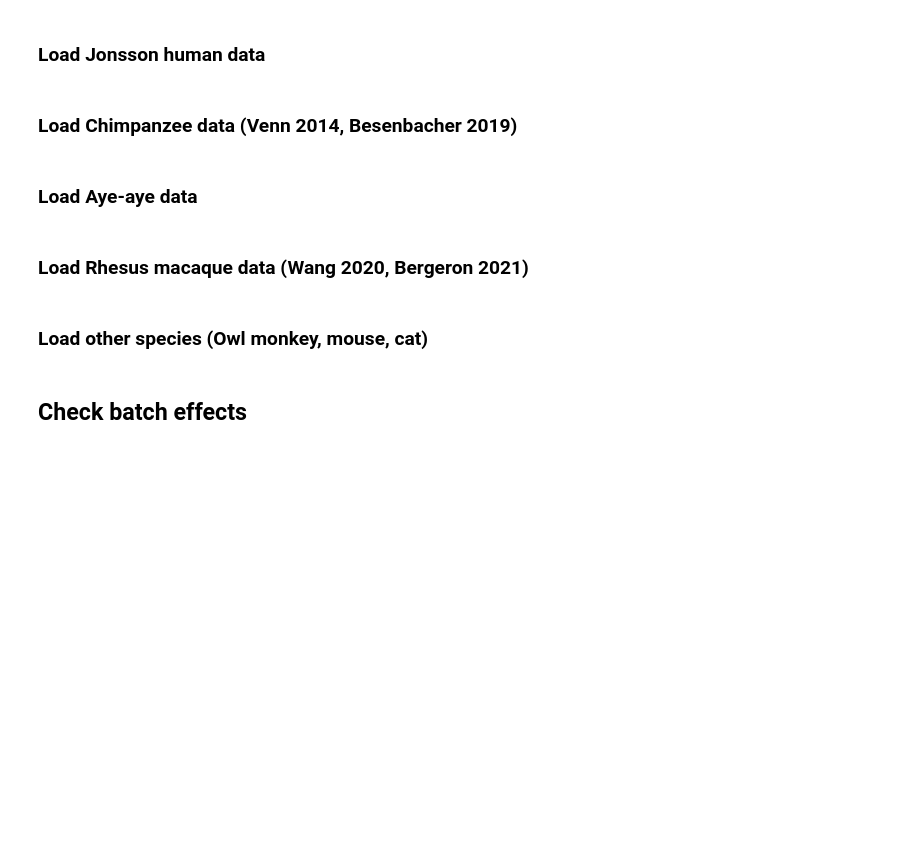
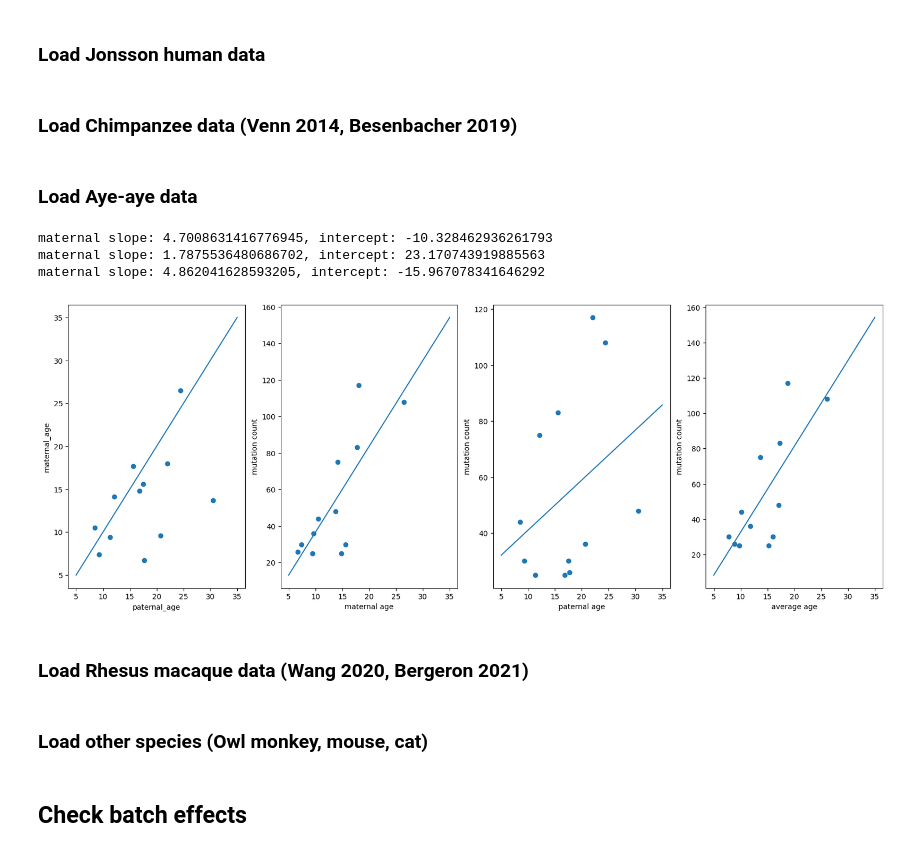
Before and after one commit to harrispopgen/clocklike-DBH, a Jupyter notebook: mutation_rate_regression_literature.ipynb, the cells around one changed output. Saved outputs shown, nothing was run; the diff lists cells and outputs as text; code cells hidden in the pictures; blank space fills up the shorter version.

```diff
--- a/mutation_rate_regression_literature.ipynb
+++ b/mutation_rate_regression_literature.ipynb
@@ -378,34 +381,88 @@ def load_versoza_aye_aye_data(age_of_puberty, use_default_alpha, print_quality_c
 
     if print_quality_check_results:
         mu_min_idx, mu_max_idx, mu_mean = np.argmin(df["mu_per_site"]), np.argmax(df["mu_per_site"]), np.mean(df["mu_per_site"])
         for s, idx in [("minimum", mu_min_idx), ("maximum", mu_max_idx)]:
             m, pat, mat = df[["mu_per_site", "paternal_age", "maternal_age"]].iloc[idx]
             print(f"{s} mutation rate: {m:.2E}, maternal age: {mat:.1f}, paternal age: {pat:.1f}")
         print(f"mean mutation rate: {mu_mean:.2E}")
     return df[["species", "maternal_age", "paternal_age", "corrected_age", "callable_genome_size", "Z_p", "Z_m", "Z_c", "mutation_count"]]
 
 def load_wang_aye_aye_data(age_of_puberty, use_default_alpha, print_quality_check_results=False):
     filename = "./data/mutation_rate_individual_species/Ayeaye_Wang_2024.xlsx"
     age_of_puberty = age_of_puberty["Aye_aye"]
     df = pd.read_excel(filename, converters={"maternal_age": float, "paternal_age": float, "mutation_count": int})
     df["callable_genome_size"] = df["callable_genome_size"] * 1e9 * 2
 
     if print_quality_check_results:
         print(f"average age of parents: {np.mean(df[['paternal_age', 'maternal_age']])}")
         print(f"average mutation rate: {np.mean(df['mutation_count'] / df['callable_genome_size'])}")
     # the rate column can be obtained by df["mutation_count"] / df["callable_genome_size"]
     df["species"] = "Aye_aye"
     alpha = [3,1] if use_default_alpha else paternal_maternal_ratio["Aye_aye"]
     df["corrected_age"], df["Z_p"], df["Z_m"], df["Z_c"] = compute_weighted_average_age_and_regression_covariates(
         df["paternal_age"].to_numpy(), df["maternal_age"].to_numpy(), df["callable_genome_size"].to_numpy(),
         age_of_puberty, paternal_maternal_ratio=alpha
     )
     return df[["species", "maternal_age", "paternal_age", "corrected_age", "callable_genome_size", "Z_p", "Z_m", "Z_c", "mutation_count"]]
 
 # df_v = load_versoza_aye_aye_data(age_of_puberty)
-# df_w = load_wang_aye_aye_data(age_of_puberty)
+def plot_ayeaye_wang_parental_ages(age_of_puberty):
+    df = load_wang_aye_aye_data(age_of_puberty, use_default_alpha=False)
+    x_min, x_max = 5, 35
+    y_min, y_max = x_min, x_max
+    fig, ax = plt.subplots(1,4, figsize=(20,7))
+    ax[0].scatter(df["paternal_age"], df["maternal_age"])
+    ax[0].plot([x_min, x_max], [y_min, y_max])
+    ax[0].set_xlabel("paternal_age")
+    ax[0].set_ylabel("maternal_age")
+
+
+
+    def fit_regression(x, y):
+        coefficients = np.polyfit(x, y, 1) # 1 indicates a linear fit
+        slope = coefficients[0]
+        intercept = coefficients[1]
+        return slope, intercept
+    def generate_reg_values(slope, intercept, x_min, x_max):
+        x = [x_min, x_max]
+        y = [intercept + slope * x_min, intercept + slope * (x_max)]
+        return [x, y]
+
+    ax[1].scatter(df["maternal_age"], df["mutation_count"])
+    slope, intercept = fit_regression(df["maternal_age"], df["mutation_count"])
+    ax[1].set_xlabel("maternal age")
+    ax[1].set_ylabel("mutation count")
+    print(f"maternal slope: {slope}, intercept: {intercept}")
+    [x, y] = generate_reg_values(slope, intercept, x_min, x_max)
+    ax[1].plot(x, y)
+
+
+
+    ax[2].scatter(df["paternal_age"], df["mutation_count"])
+    slope, intercept = fit_regression(df["paternal_age"], df["mutation_count"])
+    print(f"maternal slope: {slope}, intercept: {intercept}")
+    ax[2].set_xlabel("paternal age")
+    ax[2].set_ylabel("mutation count")
+    [x, y]= generate_reg_values(slope, intercept, x_min, x_max)
+    ax[2].plot(x, y)
+
+    average_age = (df["paternal_age"] + 4 * df["maternal_age"]) / 5
+    ax[3].scatter(average_age, df["mutation_count"])
+    slope, intercept = fit_regression(average_age, df["mutation_count"])
+    print(f"maternal slope: {slope}, intercept: {intercept}")
+    ax[3].set_xlabel("average age")
+    ax[3].set_ylabel("mutation count")
+    [x, y]= generate_reg_values(slope, intercept, x_min, x_max)
+    ax[3].plot(x, y)
+plot_ayeaye_wang_parental_ages(age_of_puberty)
+
 # print(df_v[["paternal_age", "maternal_age"]])
 # print(df_w[["paternal_age", "maternal_age"]])
+# %% [output]
+maternal slope: 4.7008631416776945, intercept: -10.328462936261793
+maternal slope: 1.7875536480686702, intercept: 23.170743919885563
+maternal slope: 4.862041628593205, intercept: -15.967078341646292
+[figure, added]
 # %% [markdown]
 ### Load Rhesus macaque data (Wang 2020, Bergeron 2021)
 # %%
```
Also changed, not shown: parts of 9 cells of this notebook.
